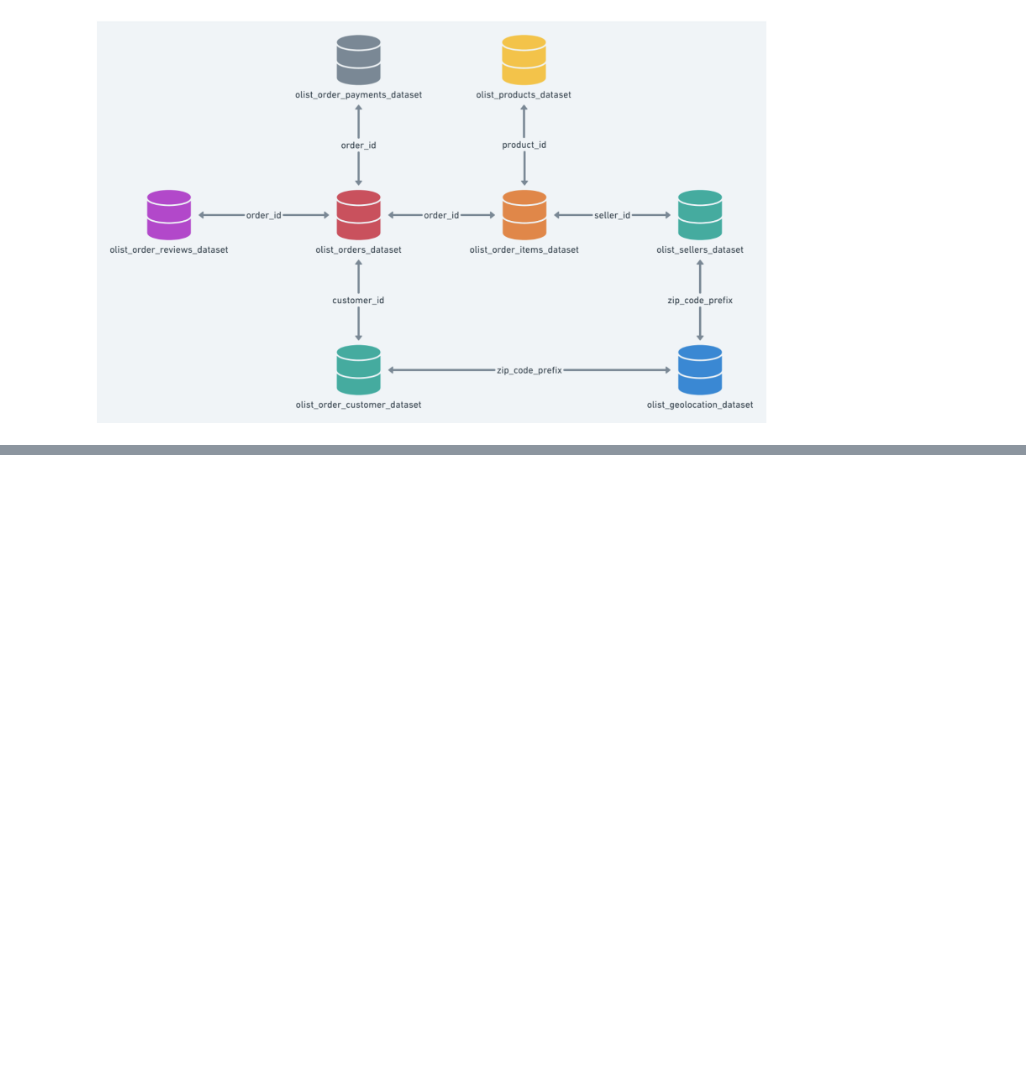
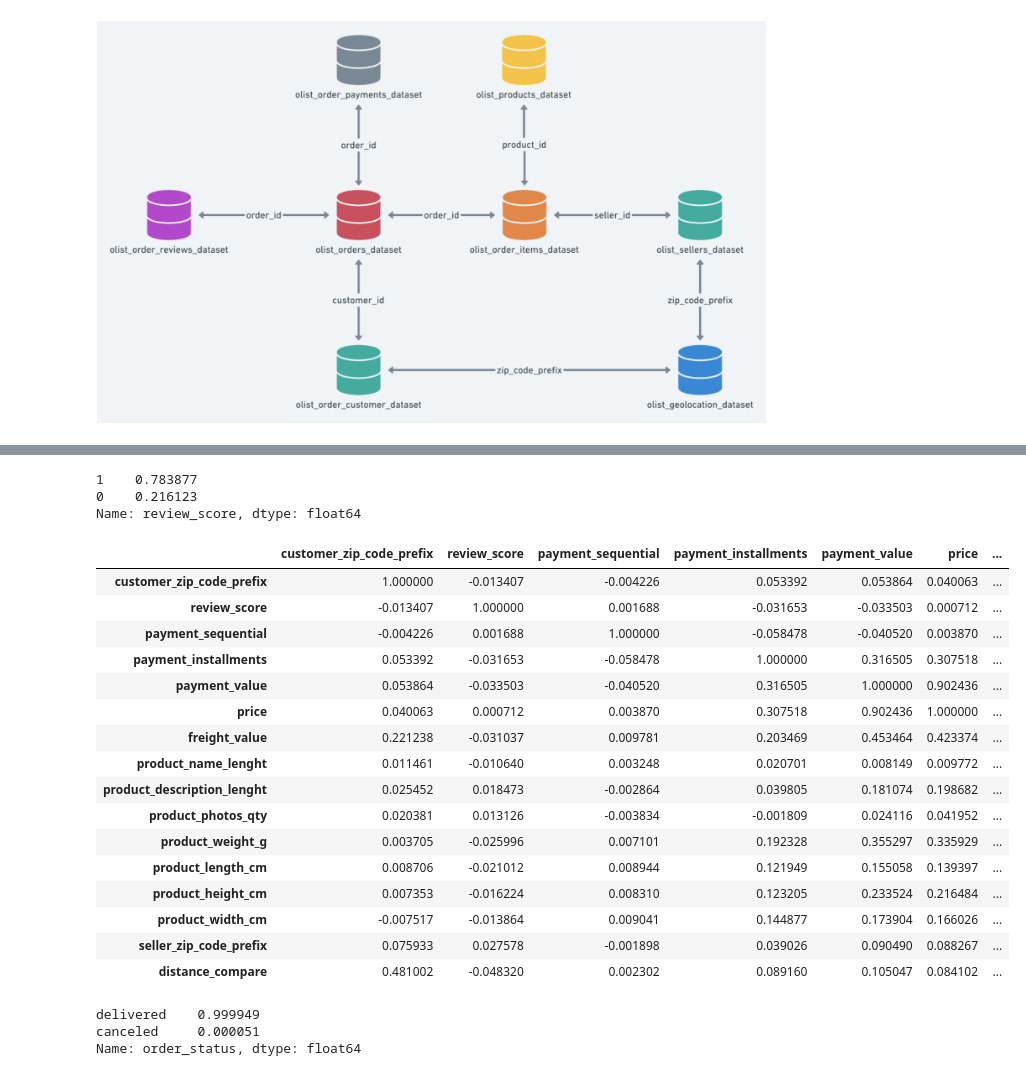
Before and after one commit to vkekd25/Codestates_Brazil_E_Commerce, a Jupyter notebook: Sc2_Project.ipynb, the cells around one changed output, grey strips where cells are left out. Cells and saved outputs as stored; diff of their text form; code cells hidden in the pictures; blank space fills up the shorter version.

```diff
--- a/Sc2_Project.ipynb
+++ b/Sc2_Project.ipynb
@@ -121,0 +282,12 @@ customers.duplicated('customer_zip_code_prefix').sum(), sellers.duplicated('sell
+# %%
+def review_like_unlike(x):
+  if x > 3:
+    x = 1
+  else:
+    x = 0
+  return x
+orders.review_score = orders.review_score.apply(review_like_unlike)
+# %%
+# 소비자, 판매자 위도, 경도 열 제거
+orders = orders.drop(['geolocation_lat_x', 'geolocation_lng_x', 'geolocation_lat_y',
+       'geolocation_lng_y'], axis = 1)
@@ -121,0 +344,13 @@ customers.duplicated('customer_zip_code_prefix').sum(), sellers.duplicated('sell
+# %%
+# 결측치 컬럼 review_comment_title, review_comment_message 제외하고 drop!
+orders = orders.dropna(axis = 0, subset = ['order_approved_at',
+                                  'order_delivered_carrier_date',
+                                  'order_delivered_customer_date',
+                                  'product_category_name',
+                                  'product_name_lenght',
+                                  'product_description_lenght',
+                                  'product_photos_qty',
+                                  'product_weight_g',
+                                  'product_length_cm',
+                                  'product_height_cm',
+                                  'product_width_cm'])
@@ -121,0 +378,16 @@ customers.duplicated('customer_zip_code_prefix').sum(), sellers.duplicated('sell
+# %%
+# comment, title 제외 데이터프레임 분류, order_item_id제거(의미없는 데이터)
+df = orders[['order_id', 'customer_id', 'order_status', 'order_purchase_timestamp',
+       'order_approved_at', 'order_delivered_carrier_date',
+       'order_delivered_customer_date', 'order_estimated_delivery_date',
+       'customer_unique_id', 'customer_zip_code_prefix', 'customer_city',
+       'customer_state', 'review_id', 'review_score',
+       'review_creation_date',
+       'review_answer_timestamp', 'payment_sequential', 'payment_type',
+       'payment_installments', 'payment_value', 'product_id',
+       'seller_id', 'shipping_limit_date', 'price', 'freight_value',
+       'product_category_name', 'product_name_lenght',
+       'product_description_lenght', 'product_photos_qty', 'product_weight_g',
+       'product_length_cm', 'product_height_cm', 'product_width_cm',
+       'seller_zip_code_prefix', 'seller_city', 'seller_state',
+       'distance_compare']].copy()
@@ -121,0 +418,32 @@ customers.duplicated('customer_zip_code_prefix').sum(), sellers.duplicated('sell
+# %%
+df['review_score'].value_counts(normalize = True)
+# %% [output]
+1    0.783877
+0    0.216123
+Name: review_score, dtype: float64
+# %%
+df.corr()
+# %% [output]
+|  | customer_zip_code_prefix | review_score | payment_sequential | payment_installments | payment_value | price | ... |
+| customer_zip_code_prefix | 1.000000 | -0.013407 | -0.004226 | 0.053392 | 0.053864 | 0.040063 | ... |
+| review_score | -0.013407 | 1.000000 | 0.001688 | -0.031653 | -0.033503 | 0.000712 | ... |
+| payment_sequential | -0.004226 | 0.001688 | 1.000000 | -0.058478 | -0.040520 | 0.003870 | ... |
+| payment_installments | 0.053392 | -0.031653 | -0.058478 | 1.000000 | 0.316505 | 0.307518 | ... |
+| payment_value | 0.053864 | -0.033503 | -0.040520 | 0.316505 | 1.000000 | 0.902436 | ... |
+| price | 0.040063 | 0.000712 | 0.003870 | 0.307518 | 0.902436 | 1.000000 | ... |
+| freight_value | 0.221238 | -0.031037 | 0.009781 | 0.203469 | 0.453464 | 0.423374 | ... |
+| product_name_lenght | 0.011461 | -0.010640 | 0.003248 | 0.020701 | 0.008149 | 0.009772 | ... |
+| product_description_lenght | 0.025452 | 0.018473 | -0.002864 | 0.039805 | 0.181074 | 0.198682 | ... |
+| product_photos_qty | 0.020381 | 0.013126 | -0.003834 | -0.001809 | 0.024116 | 0.041952 | ... |
+| product_weight_g | 0.003705 | -0.025996 | 0.007101 | 0.192328 | 0.355297 | 0.335929 | ... |
+| product_length_cm | 0.008706 | -0.021012 | 0.008944 | 0.121949 | 0.155058 | 0.139397 | ... |
+| product_height_cm | 0.007353 | -0.016224 | 0.008310 | 0.123205 | 0.233524 | 0.216484 | ... |
+| product_width_cm | -0.007517 | -0.013864 | 0.009041 | 0.144877 | 0.173904 | 0.166026 | ... |
+| seller_zip_code_prefix | 0.075933 | 0.027578 | -0.001898 | 0.039026 | 0.090490 | 0.088267 | ... |
+| distance_compare | 0.481002 | -0.048320 | 0.002302 | 0.089160 | 0.105047 | 0.084102 | ... |
+# %%
+df['order_status'].value_counts(normalize = True)
+# %% [output]
+delivered    0.999949
+canceled     0.000051
+Name: order_status, dtype: float64
```
Also changed, not shown: parts of 41 cells of this notebook.
